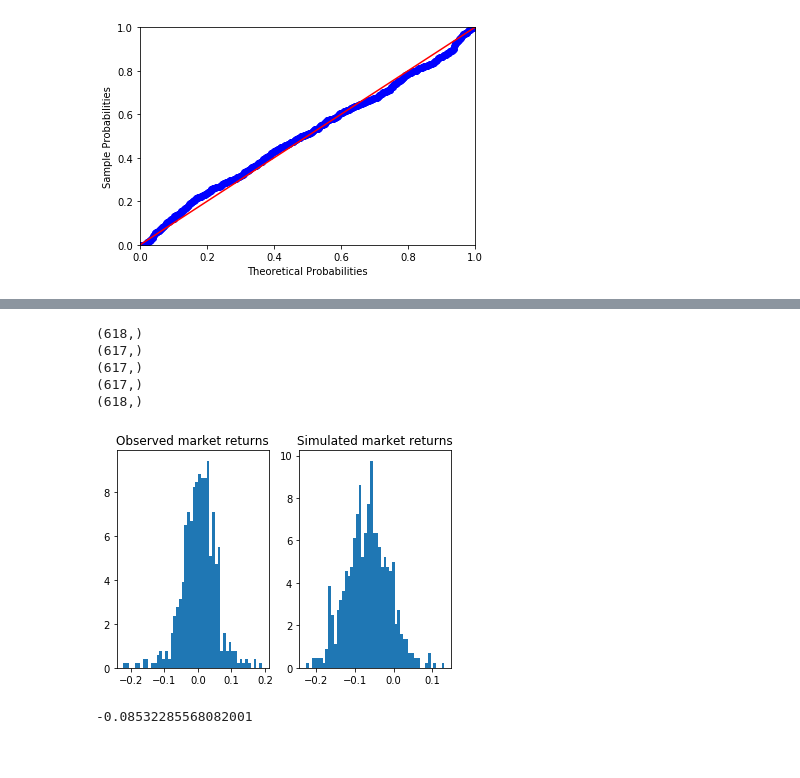
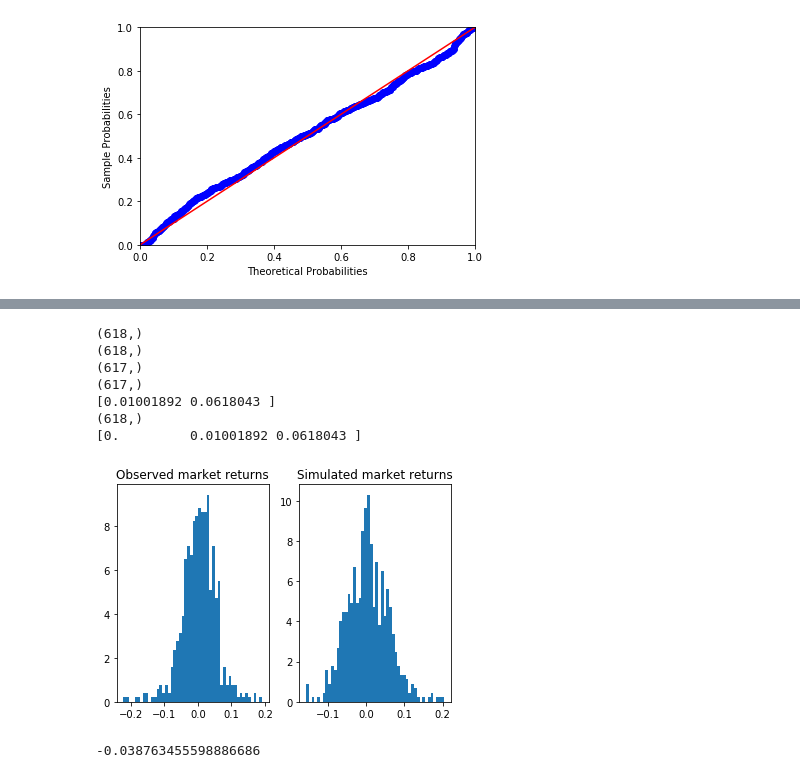
Before and after one commit to oliverwsd/Finance, a Jupyter notebook: set4.ipynb, the cells around one changed output, grey strips where cells are left out. Saved outputs shown, nothing was run; the diff lists cells and outputs as text; code cells hidden in the pictures.

```diff
--- a/set4.ipynb
+++ b/set4.ipynb
@@ -318,38 +322,48 @@ sigma2_epsilon = 0.00257654   # Do not change this line
 # np.random.normal(...) function. Then, plug these draws into the model equation (1).
 
 # r_t = \alpha + \beta * r_{t-1} + \epsilon_t + \theta * \epsilon_{t-1}   (1)
 
 np.random.seed(100)  # Do not change this line. Makes the generated random number repeatable. Every time you call
                      # this line, the same sequence of random number will be drawn afterwards.
 rm_excess_sim = np.zeros((factors.shape[0],))
 rm_excess_sim[0] = 0   # Do not change this line. Consider this as r_0 = 0.
 print(rm_excess_sim.shape)
 # 将ARMA for market excess return的数值代入np.zeros, plot计次数
-epsilon = np.random.normal(0,np.sqrt(sigma2_epsilon),factors.shape[0]-1)
+
+
+epsilon = np.random.normal(0,np.sqrt(sigma2_epsilon),factors.shape[0])
 print(epsilon.shape)
 print(X1['rm_excess'].shape)
 print(tilde.shape)
-sim =np.dot(X1, np.asarray(arma_model_rm_excess.params[1:])) + epsilon + arma_model_rm_excess.params[0]
-rm_excess_sim = np.insert(sim,0,values=np.array([[0]]),axis=0)
+sim = arma_model_rm_excess.params[0] + np.dot(X1['rm_excess'], arma_model_rm_excess.params[1]) + np.dot(epsilon[:-1], arma_model_rm_excess.params[2])+ epsilon[1:]
+#rm_excess_sim = np.insert(sim,0,values=np.array([[0]]),axis=0)
+print(sim[0:2])
+rm_excess_sim = np.insert(sim,0,[0],0)
 print(rm_excess_sim.shape)
+
+
+print(rm_excess_sim[0:3])
+
+
 # Plot histograms of actual and simulated market excess returns
 fig, ax = plt.subplots(1, 2)
 ax[0].hist(factors['rm_excess'].values, bins = 50, density = True)
 ax[0].set_title("Observed market returns")
 ax[1].hist(rm_excess_sim, bins = 50, density = True)
 ax[1].set_title("Simulated market returns")
 plt.show()
 
-print(rm_excess_sim[23])
-
+rm_excess_sim[23]
 # Check of intermediate result (4):
 #
 # HINT: Check for yourself: rm_excess_sim[23] should be -0.0406  (rounded to 4 digits)
 # %% [output]
+(618,)
 (618,)
 (617,)
 (617,)
-(617,)
+[0.01001892 0.0618043 ]
 (618,)
+[0.         0.01001892 0.0618043 ]
-[figure, old version]
+[figure, new version]
--0.08532285568082001
+-0.038763455598886686
```
Also changed, not shown: parts of 4 cells of this notebook.
